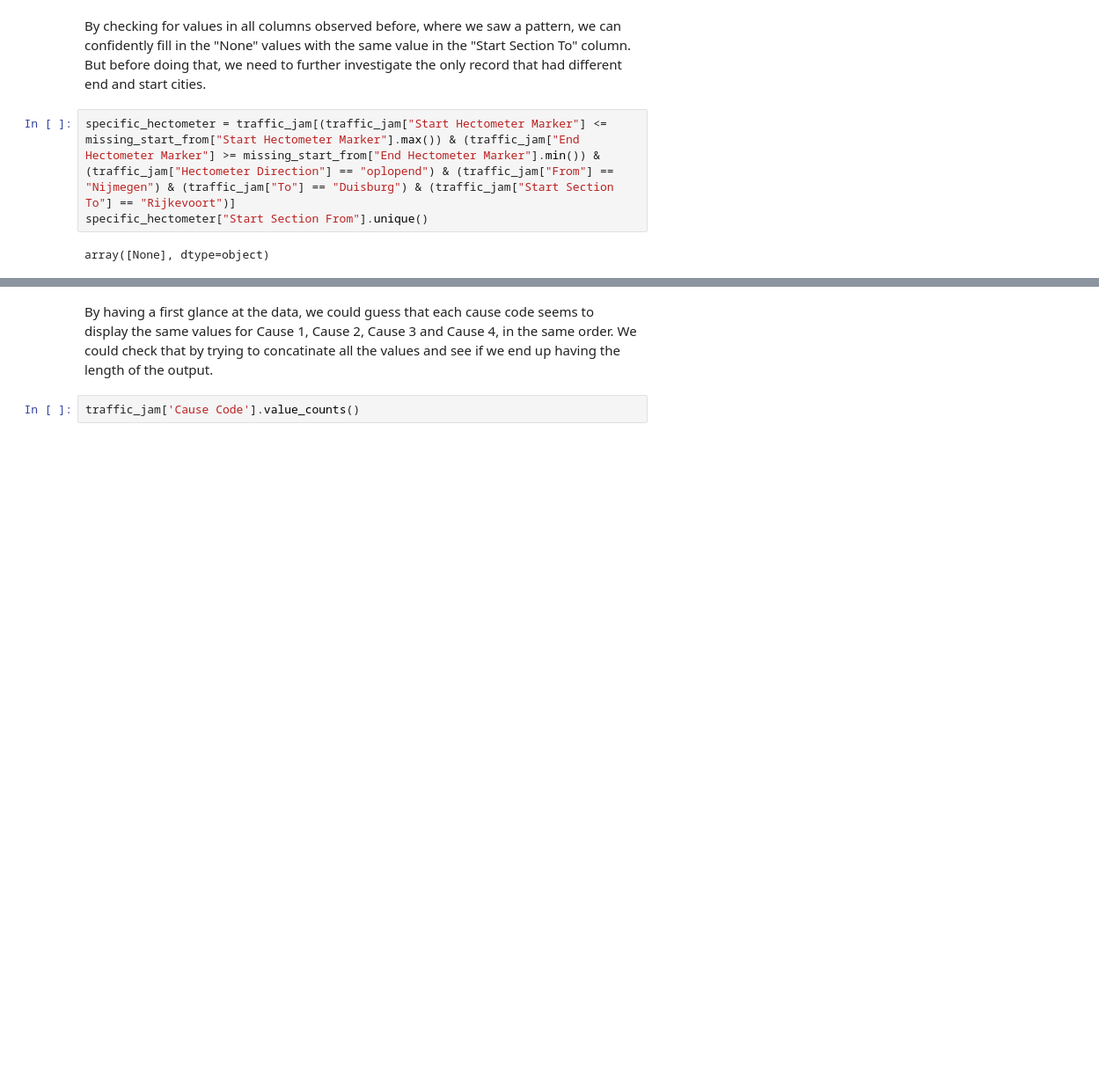
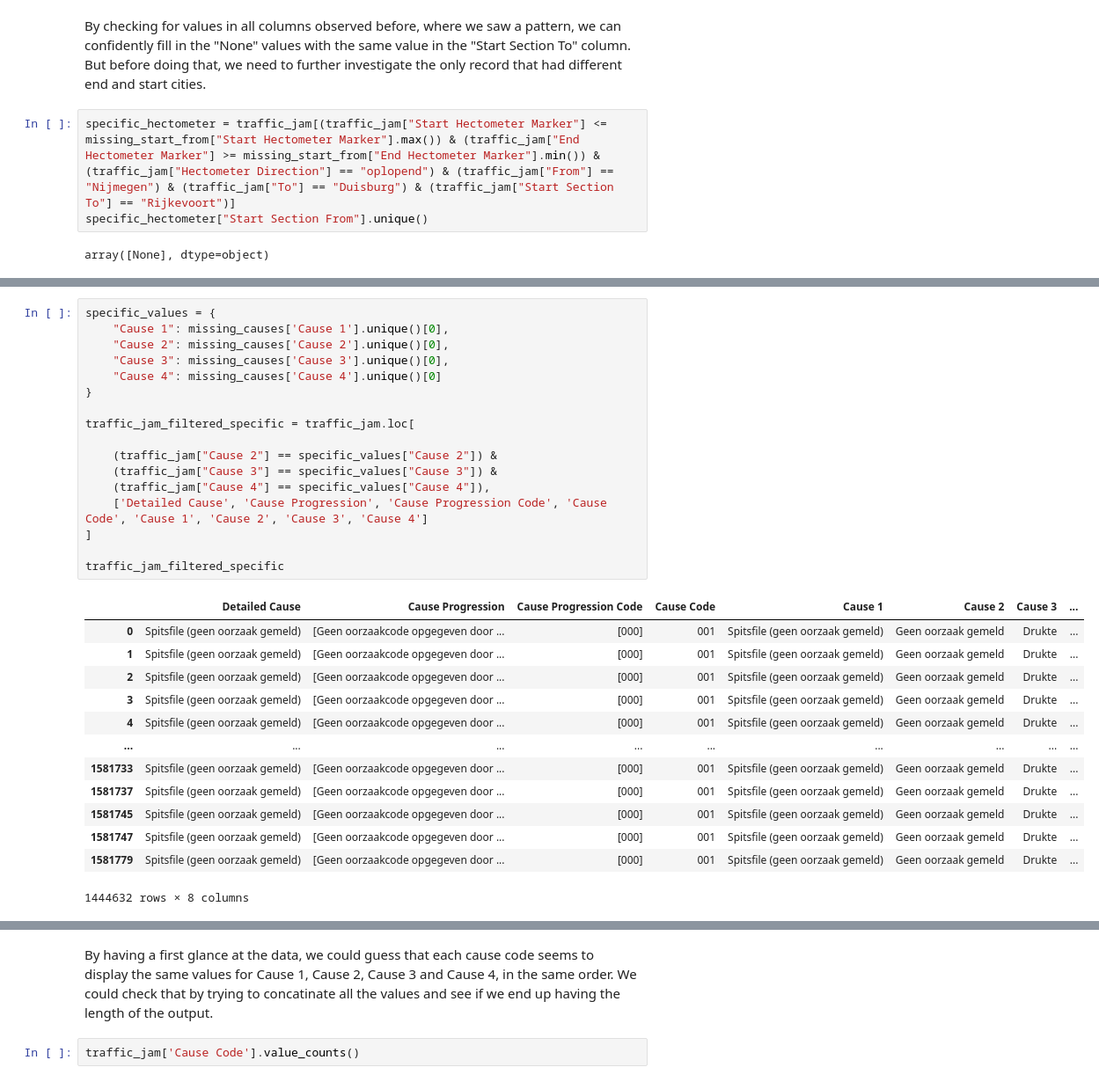
Before and after one commit to mhristev/TodayAI, a Jupyter notebook: eda_cleaning.ipynb, the cells around one changed output, grey strips where cells are left out. Shown at 88% size. Saved outputs shown, nothing was run; the diff lists cells and outputs as text; blank space fills up the shorter version.

```diff
--- a/eda_cleaning.ipynb
+++ b/eda_cleaning.ipynb
@@ -799,0 +904,31 @@ We can see that, as expected, all values match, hinting that the NAs might have
+# %%
+specific_values = {
+    "Cause 1": missing_causes['Cause 1'].unique()[0],
+    "Cause 2": missing_causes['Cause 2'].unique()[0],
+    "Cause 3": missing_causes['Cause 3'].unique()[0],
+    "Cause 4": missing_causes['Cause 4'].unique()[0]
+}
+
+traffic_jam_filtered_specific = traffic_jam.loc[
+
+    (traffic_jam["Cause 2"] == specific_values["Cause 2"]) &
+    (traffic_jam["Cause 3"] == specific_values["Cause 3"]) &
+    (traffic_jam["Cause 4"] == specific_values["Cause 4"]),
+    ['Detailed Cause', 'Cause Progression', 'Cause Progression Code', 'Cause Code', 'Cause 1', 'Cause 2', 'Cause 3', 'Cause 4']
+]
+
+traffic_jam_filtered_specific
+# %% [output]
+|  | Detailed Cause | Cause Progression | Cause Progression Code | Cause Code | Cause 1 | Cause 2 | Cause 3 | ... |
+| 0 | Spitsfile (geen oorzaak gemeld) | [Geen oorzaakcode opgegeven door ... | [000] | 001 | Spitsfile (geen oorzaak gemeld) | Geen oorzaak gemeld | Drukte | ... |
+| 1 | Spitsfile (geen oorzaak gemeld) | [Geen oorzaakcode opgegeven door ... | [000] | 001 | Spitsfile (geen oorzaak gemeld) | Geen oorzaak gemeld | Drukte | ... |
+| 2 | Spitsfile (geen oorzaak gemeld) | [Geen oorzaakcode opgegeven door ... | [000] | 001 | Spitsfile (geen oorzaak gemeld) | Geen oorzaak gemeld | Drukte | ... |
+| 3 | Spitsfile (geen oorzaak gemeld) | [Geen oorzaakcode opgegeven door ... | [000] | 001 | Spitsfile (geen oorzaak gemeld) | Geen oorzaak gemeld | Drukte | ... |
+| 4 | Spitsfile (geen oorzaak gemeld) | [Geen oorzaakcode opgegeven door ... | [000] | 001 | Spitsfile (geen oorzaak gemeld) | Geen oorzaak gemeld | Drukte | ... |
+| ... | ... | ... | ... | ... | ... | ... | ... | ... |
+| 1581733 | Spitsfile (geen oorzaak gemeld) | [Geen oorzaakcode opgegeven door ... | [000] | 001 | Spitsfile (geen oorzaak gemeld) | Geen oorzaak gemeld | Drukte | ... |
+| 1581737 | Spitsfile (geen oorzaak gemeld) | [Geen oorzaakcode opgegeven door ... | [000] | 001 | Spitsfile (geen oorzaak gemeld) | Geen oorzaak gemeld | Drukte | ... |
+| 1581745 | Spitsfile (geen oorzaak gemeld) | [Geen oorzaakcode opgegeven door ... | [000] | 001 | Spitsfile (geen oorzaak gemeld) | Geen oorzaak gemeld | Drukte | ... |
+| 1581747 | Spitsfile (geen oorzaak gemeld) | [Geen oorzaakcode opgegeven door ... | [000] | 001 | Spitsfile (geen oorzaak gemeld) | Geen oorzaak gemeld | Drukte | ... |
+| 1581779 | Spitsfile (geen oorzaak gemeld) | [Geen oorzaakcode opgegeven door ... | [000] | 001 | Spitsfile (geen oorzaak gemeld) | Geen oorzaak gemeld | Drukte | ... |
+1444632 rows × 8 columns
```
Also changed, not shown: parts of 25 cells of this notebook.
